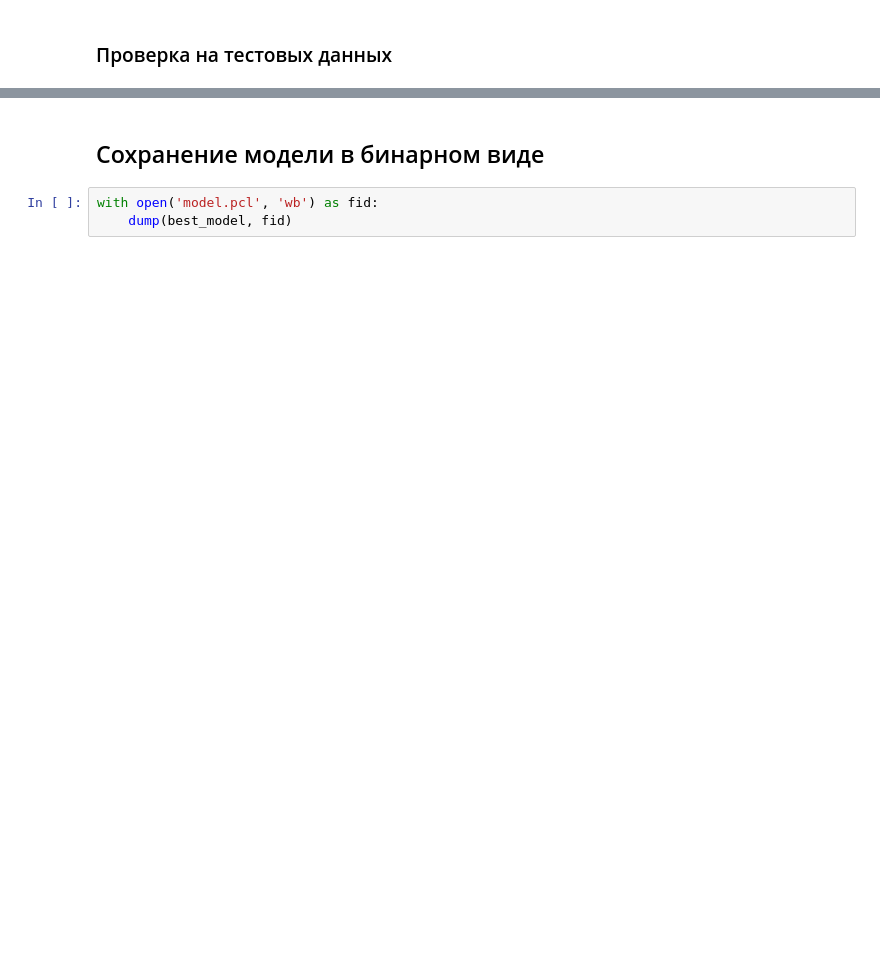
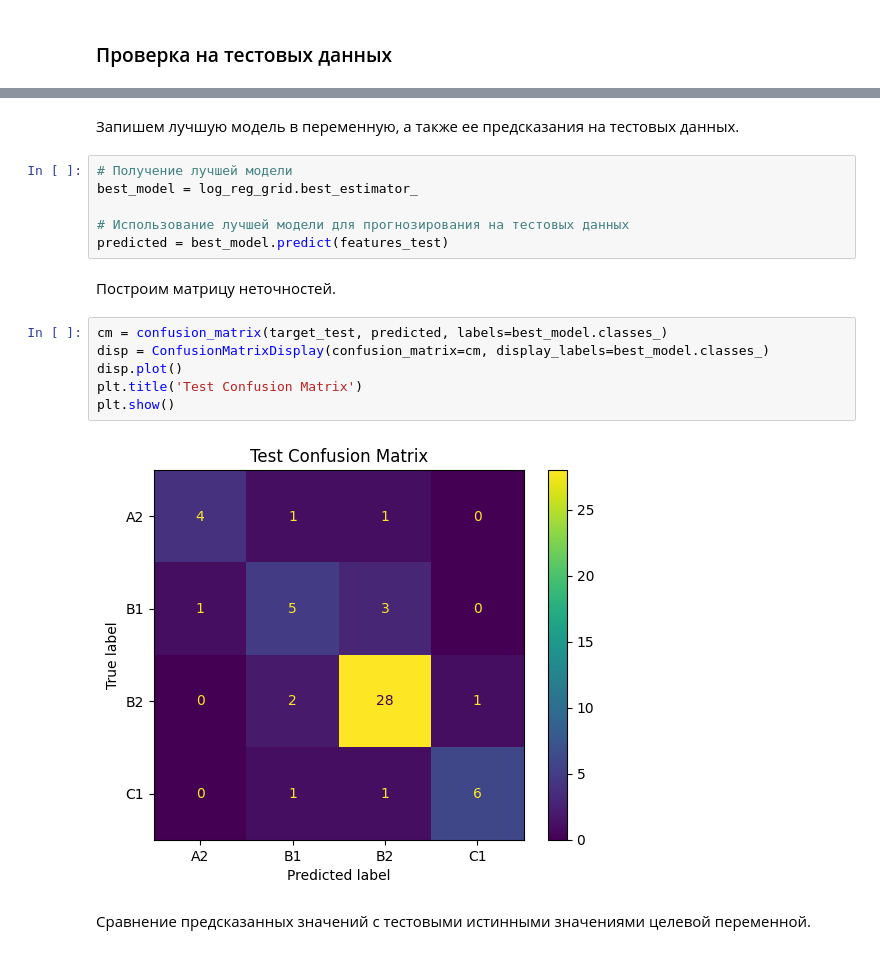
Before and after one commit to GermanBaev/movie-cefr-level, a Jupyter notebook: english_level.ipynb, the cells around one changed output, grey strips where cells are left out. Drawn from its saved outputs; the diff is of its cells as text; blank space fills up the shorter version.

```diff
--- a/english_level.ipynb
+++ b/english_level.ipynb
@@ -650,5 +604,20 @@ array(['B2', 'C1', 'B2', 'B1', 'B2', 'C1', 'B2', 'B2', 'B2', 'B2', 'B1',
-# %% [markdown]
-## Сохранение модели в бинарном виде
-# %%
-with open('model.pcl', 'wb') as fid:
-    dump(best_model, fid)
+# %% [markdown]
+Запишем лучшую модель в переменную, а также ее предсказания на тестовых данных.
+# %%
+# Получение лучшей модели
+best_model = log_reg_grid.best_estimator_
+
+# Использование лучшей модели для прогнозирования на тестовых данных
+predicted = best_model.predict(features_test)
+# %% [markdown]
+Построим матрицу неточностей.
+# %%
+cm = confusion_matrix(target_test, predicted, labels=best_model.classes_)
+disp = ConfusionMatrixDisplay(confusion_matrix=cm, display_labels=best_model.classes_)
+disp.plot()
+plt.title('Test Confusion Matrix')
+plt.show()
+# %% [output]
+[figure, added]
+# %% [markdown]
+Cравнение предсказанных значений с тестовыми истинными значениями целевой переменной.
```
Also changed, not shown: parts of 84 cells of this notebook.
